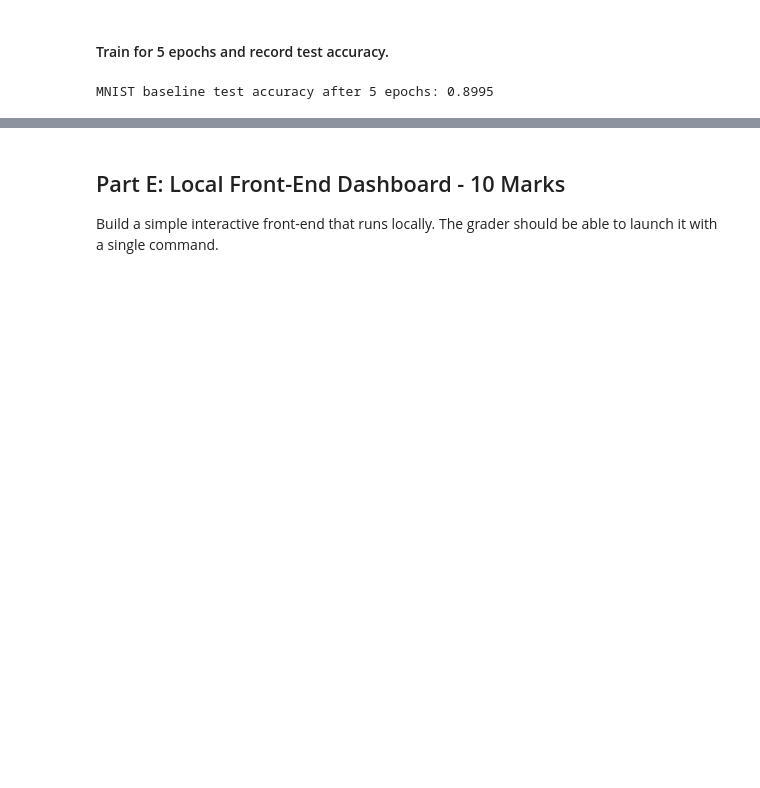
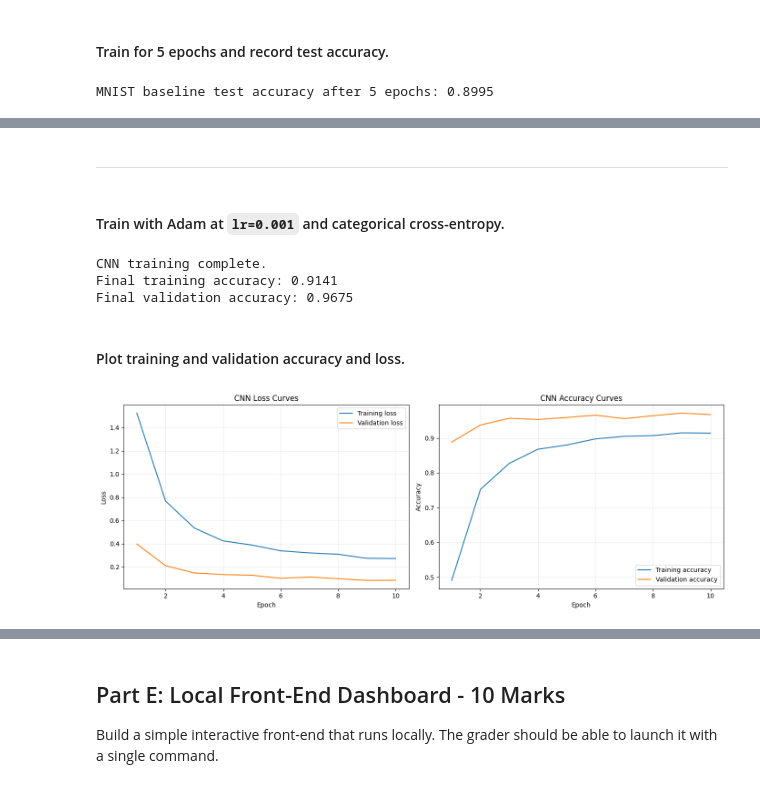
Before and after one commit to fatima-1206/DM-Heart-Disease-Prediction-System, a Jupyter notebook: notebooks/i232616_DM_ASST04.ipynb, the cells around one changed output, grey strips where cells are left out. Cells and saved outputs as stored; diff of their text form; code cells hidden in the pictures; blank space fills up the shorter version.

```diff
--- a/notebooks/i232616_DM_ASST04.ipynb
+++ b/notebooks/i232616_DM_ASST04.ipynb
@@ -2121,0 +2166,57 @@ Also:
+# %% [markdown]
+
+---
+# %% [markdown]
+#### Train with Adam at `lr=0.001` and categorical cross-entropy.
+# %%
+mnist_y_train_cat = keras.utils.to_categorical(mnist_y_train, 10)
+mnist_y_test_cat = keras.utils.to_categorical(mnist_y_test, 10)
+
+mnist_cnn_model.compile(
+    optimizer=optimizers.Adam(learning_rate=0.001),
+    loss='categorical_crossentropy',
+    metrics=['accuracy'],
+)
+
+mnist_cnn_history = mnist_cnn_model.fit(
+    mnist_X_train,
+    mnist_y_train_cat,
+    epochs=10,
+    batch_size=128,
+    validation_split=0.1,
+    verbose=0,
+)
+
+print('CNN training complete.')
+print(f"Final training accuracy: {mnist_cnn_history.history['accuracy'][-1]:.4f}")
+print(f"Final validation accuracy: {mnist_cnn_history.history['val_accuracy'][-1]:.4f}")
+# %% [output]
+CNN training complete.
+Final training accuracy: 0.9141
+Final validation accuracy: 0.9675
+# %% [markdown]
+#### Plot training and validation accuracy and loss.
+# %%
+epochs_ran = np.arange(1, len(mnist_cnn_history.history['loss']) + 1)
+
+fig, axes = plt.subplots(1, 2, figsize=(14, 5))
+axes[0].plot(epochs_ran, mnist_cnn_history.history['loss'], label='Training loss', color='tab:blue')
+axes[0].plot(epochs_ran, mnist_cnn_history.history['val_loss'], label='Validation loss', color='tab:orange')
+axes[0].set_xlabel('Epoch')
+axes[0].set_ylabel('Loss')
+axes[0].set_title('CNN Loss Curves')
+axes[0].legend()
+axes[0].grid(alpha=0.25)
+
+axes[1].plot(epochs_ran, mnist_cnn_history.history['accuracy'], label='Training accuracy', color='tab:blue')
+axes[1].plot(epochs_ran, mnist_cnn_history.history['val_accuracy'], label='Validation accuracy', color='tab:orange')
+axes[1].set_xlabel('Epoch')
+axes[1].set_ylabel('Accuracy')
+axes[1].set_title('CNN Accuracy Curves')
+axes[1].legend()
+axes[1].grid(alpha=0.25)
+
+plt.tight_layout()
+plt.show()
+# %% [output]
+[figure, added]
```
Also changed, not shown: parts of 14 cells of this notebook.
